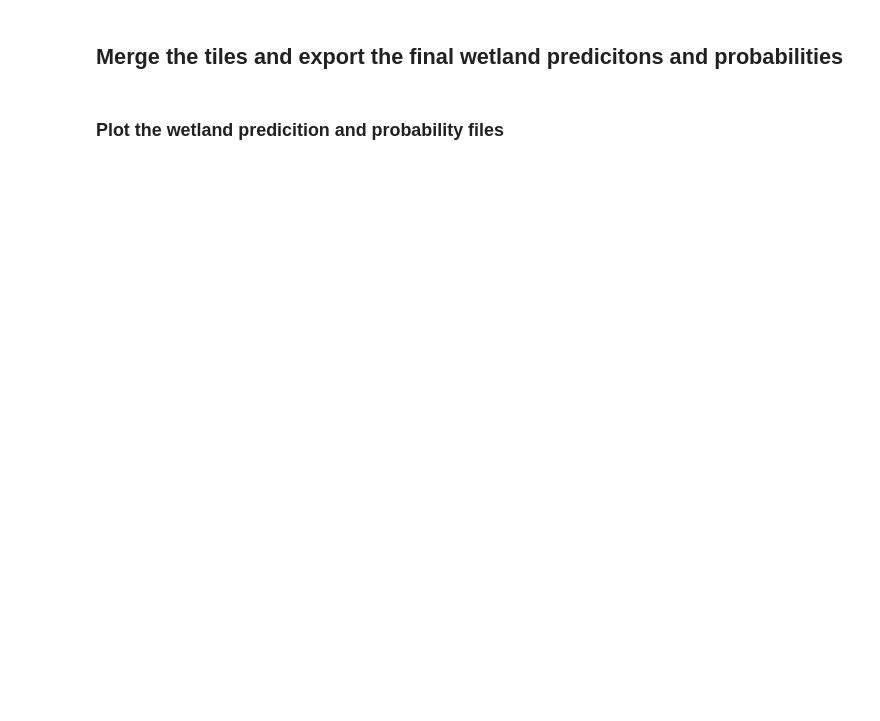
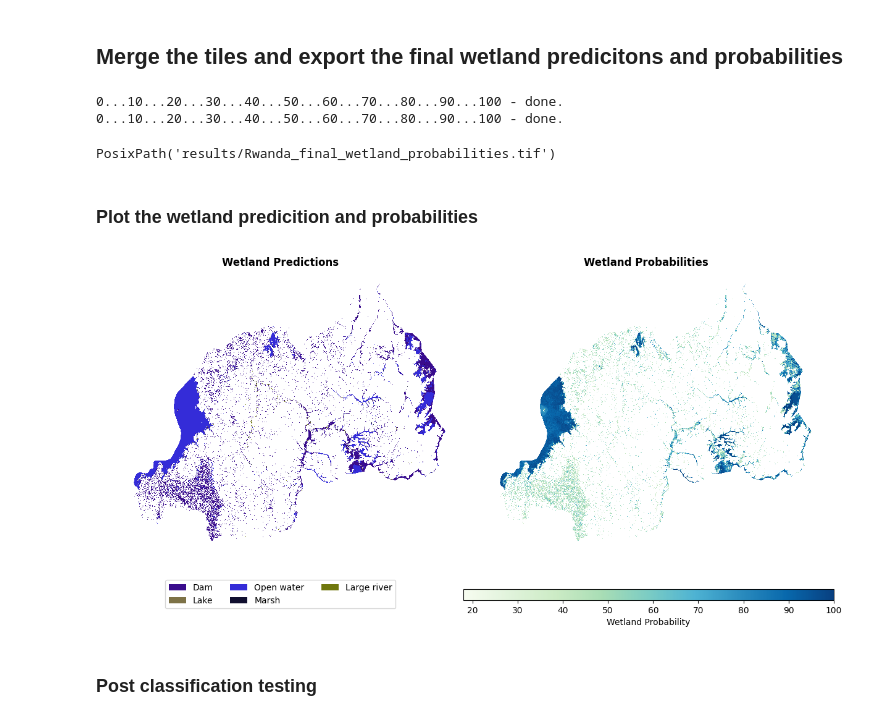
Before and after one commit to teal-waters/deafrica-wetland, a Jupyter notebook: Workflow-notebooks/05_Wetland_Type_Classification.ipynb, the cells around one changed output. Cells and saved outputs as stored; diff of their text form; code cells hidden in the pictures; blank space fills up the shorter version.

Commit message:
05_Wetland_Type_Classification update

```diff
--- a/Workflow-notebooks/05_Wetland_Type_Classification.ipynb
+++ b/Workflow-notebooks/05_Wetland_Type_Classification.ipynb
@@ -341,7 +332,6 @@ for file in tile_files:
 out_mosaic_prediction = f"{output_folder}/{prefix}_merged_wetland_prediction.tif"
 out_mosaic_probabilities = f"{output_folder}/{prefix}_merged_wetland_probabilities.tif"
 
-
 # Remove the merged files if they already exist
 if os.path.exists(out_mosaic_prediction):
     subprocess.run(f"rm {out_mosaic_prediction}", shell=True)
@@ -356,22 +346,23 @@ subprocess.run(merge_cmd_prediction, shell=True)
 merge_cmd_probabilities = f"gdal_merge.py -o {out_mosaic_probabilities} -co COMPRESS=Deflate -ot Byte {' '.join(probability_files)} -init 255 -a_nodata 255"
 subprocess.run(merge_cmd_probabilities, shell=True)
 
-
-
 # Load the merged predictions as xarray DataArray
 merged_prediction = rxr.open_rasterio(out_mosaic_prediction).squeeze()
 merged_probabilities = rxr.open_rasterio(out_mosaic_probabilities).squeeze()
 
 # Rasterize the area of interest polygon
-aoi_raster = xr_rasterize(gdf=geom_gdf, da=merged_prediction, transform=merged_prediction.rio.transform(),
+aoi_raster = xr_rasterize(gdf=geom_gdf,
+                          da=merged_prediction,
+                          transform=merged_prediction.rio.transform(),
                           crs=merged_prediction.rio.crs)
 
 # Mask the wetland classes pixels within the AOI
-wetland_predictions = merged_prediction.where((merged_prediction != 0) & (aoi_raster != 0))
+wetland_predictions = merged_prediction.where((merged_prediction != 0) &
+                                              (aoi_raster != 0))
 
 # Define the output clipped filenames
-clipped_prediction_file = f"{output_folder}/{prefix}_clipped_wetland_prediction.tif"
-clipped_probabilities_file = f"{output_folder}/{prefix}_clipped_wetland_probabilities.tif"
+clipped_prediction_file = f"{output_folder}/{prefix}_final_wetland_prediction.tif"
+clipped_probabilities_file = f"{output_folder}/{prefix}_final_wetland_probabilities.tif"
 
 # Write the clipped wetland predictions to file
 write_cog(
@@ -382,7 +373,8 @@ write_cog(
 )
 
 # Clip the wetland probabilities to the AOI
-wetland_probabilities = merged_probabilities.where((merged_prediction != 0) & (aoi_raster != 0))
+wetland_probabilities = merged_probabilities.where((merged_prediction != 0) &
+                                                   (aoi_raster != 0))
 
 # Write the clipped wetland probabilities to file
 write_cog(
@@ -391,5 +383,9 @@ write_cog(
     overwrite=True,
     nodata=255,
 )
+# %% [output]
+0...10...20...30...40...50...60...70...80...90...100 - done.
+0...10...20...30...40...50...60...70...80...90...100 - done.
+PosixPath('results/Rwanda_final_wetland_probabilities.tif')
 # %% [markdown]
-### Plot the wetland predicition and probability files
+### Plot the wetland predicition and probabilities
@@ -446,0 +392,48 @@ plt.show()
+# %%
+# Import the class label dictionary
+with open(f'{prefix}_labels_dict.json', 'r') as json_file:
+    labels_dict = json.load(json_file)
+
+# Generate random colors for each class (excluding class 0)
+random.seed(42)  # Set a seed for reproducibility
+class_colors = {class_name: f'#{random.randint(0, 255):02x}{random.randint(0, 255):02x}{random.randint(0, 255):02x}'
+                for class_name in labels_dict if labels_dict[class_name] != 0}
+
+# Create the figure and axes
+fig, axes = plt.subplots(1, 2, figsize=(12, 6))
+
+# Plot wetland predictions
+cmap = ListedColormap([class_colors[class_name] for class_name in labels_dict if labels_dict[class_name] != 0]) # exclude non-wetland
+wetland_predictions.plot.imshow(ax=axes[0],
+                                cmap=cmap,
+                                add_colorbar=False,
+                                interpolation='none')
+axes[0].set_title('Wetland Predictions', fontweight = 'bold')
+axes[0].set_axis_off()
+
+# Plot clipped wetland probabilities
+im = wetland_probabilities.plot.imshow(ax=axes[1],
+                                       cmap='GnBu',
+                                       add_colorbar=False)
+axes[1].set_title('Wetland Probabilities', fontweight = 'bold')
+axes[1].set_axis_off()
+
+# Add colorbar for wetland probabilities
+cax = fig.add_axes([0.50, 0.05, 0.5, 0.03])  # Define the position of the colorbar
+cbar = fig.colorbar(im, cax=cax, orientation='horizontal')
+cbar.set_label('Wetland Probability')
+
+# Add legend
+patches_list = [Patch(facecolor=class_colors[class_name]) for class_name in labels_dict if labels_dict[class_name] != 0]
+legend = axes[0].legend(patches_list, [class_name for class_name in labels_dict if labels_dict[class_name] != 0],
+                       loc='upper center', ncol=3, bbox_to_anchor=(0.5, -0.1))
+
+# Adjust spacing
+fig.tight_layout()
+
+# Show the plot
+plt.show()
+# %% [output]
+[figure, added]
+# %% [markdown]
+### Post classification testing
```
Also changed, not shown: parts of 8 cells of this notebook.
